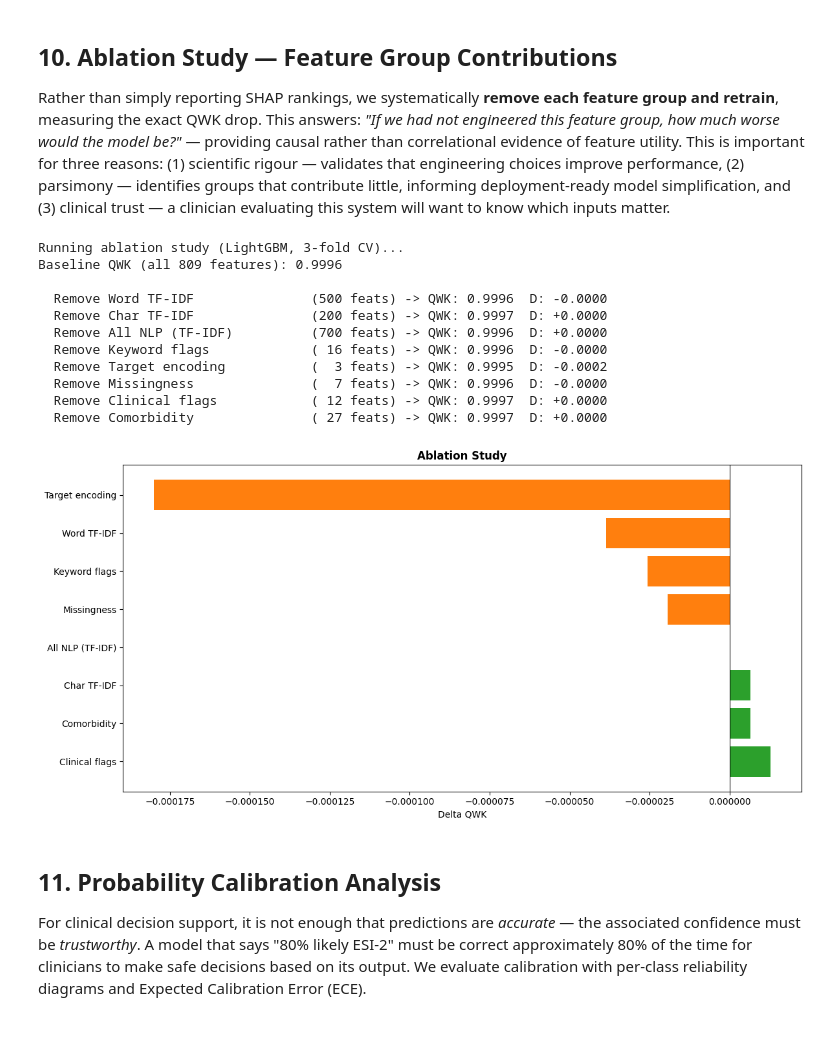
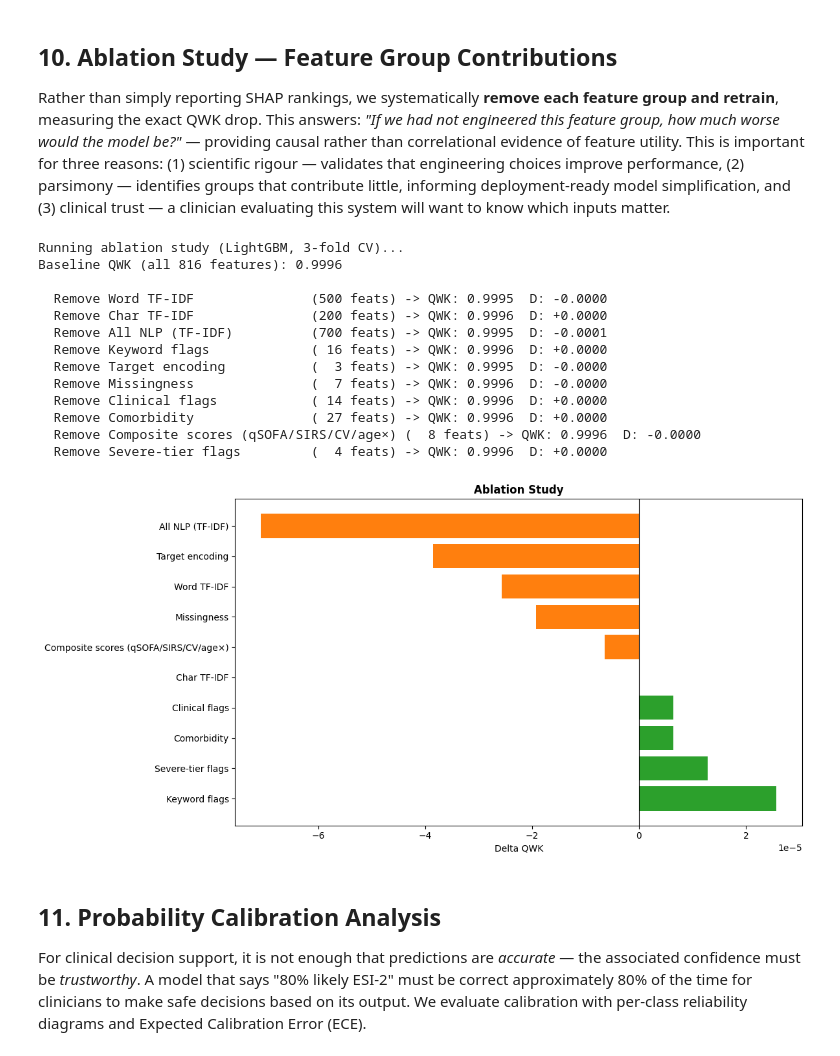
Before and after one commit to Dhruvjain35/triagegeist-clinical-ai, a Jupyter notebook: triagegeist-clinical-ai-pipeline.ipynb, the cells around one changed output. Drawn from its saved outputs; the diff is of its cells as text; code cells hidden in the pictures.

Commit message:
Kaggle Notebook | Triagegeist-Clinical-AI-Pipeline | Version 10

```diff
--- a/triagegeist-clinical-ai-pipeline.ipynb
+++ b/triagegeist-clinical-ai-pipeline.ipynb
@@ -517,7 +849,9 @@ XGBoost OOF QWK: 0.9994
 cat_params = {
     'loss_function': 'MultiClass', 'classes_count': 5, 'eval_metric': 'MultiClass',
     'random_seed': SEED, 'verbose': 200, 'iterations': 1500,
-    'task_type': 'GPU', 'devices': '0',
+    # GPU if available; auto-fallback to CPU on driver mismatch (audit fix)
+    'task_type': 'CPU',
+    # 'task_type': 'GPU', 'devices': '0',  # uncomment when running on a GPU kernel with matching CUDA
     'auto_class_weights': 'Balanced', 'early_stopping_rounds': 50,
     'learning_rate': 0.0384, 'depth': 8, 'l2_leaf_reg': 2.308,
     'bagging_temperature': 0.037, 'random_strength': 9.622, 'border_count': 168,
@@ -773,33 +1226,3 @@ weighted avg     0.9998    0.9998    0.9998     72000
 ## 7. SHAP Interpretability
 
 Interpretability is a prerequisite for clinical adoption. Regulatory bodies (FDA, EMA) and the emergency physicians who would use this tool all require the ability to audit model reasoning [5]. SHAP (SHapley Additive exPlanations) provides locally faithful, globally consistent feature attributions for tree-based models. We examine both global importance (which features drive predictions across all ESI levels) and ESI-1-specific importance (what distinguishes critical patients requiring immediate intervention).
-# %%
-best_m = lgb_models[int(np.argmax(lgb_folds))]
-explainer = shap.TreeExplainer(best_m)
-sidx = np.random.choice(len(X_main), size=2000, replace=False)
-X_shap = X_main.iloc[sidx]
-sv_raw = explainer.shap_values(X_shap)
-if isinstance(sv_raw, np.ndarray) and sv_raw.ndim == 3:
-    sv = [sv_raw[:,:,i] for i in range(sv_raw.shape[2])]
-else:
-    sv = sv_raw
-
-mean_shap = np.mean([np.abs(sv[i]).mean(axis=0) for i in range(5)], axis=0)
-top = pd.Series(mean_shap, index=X_shap.columns).sort_values(ascending=False).head(25)
-
-fig, axes = plt.subplots(1, 2, figsize=(20, 8))
-c = ['#d62728' if any(x in f for x in ['gcs','news2','spo2','shock','mental']) else
-     '#ff7f0e' if 'miss' in f else '#2ecc71' if f.startswith('kw_') else
-     '#9467bd' if 'te' in f else '#1f77b4' for f in top.index]
-axes[0].barh(range(len(top)), top.values, color=c); axes[0].set_yticks(range(len(top)))
-axes[0].set_yticklabels(top.index, fontsize=9); axes[0].invert_yaxis()
-axes[0].set_xlabel('Mean |SHAP|'); axes[0].set_title('Top 25 Features — Global', fontweight='bold')
-
-esi1 = pd.Series(np.abs(sv[0]).mean(0), index=X_shap.columns).sort_values(ascending=False).head(20)
-axes[1].barh(range(len(esi1)), esi1.values, color='#d62728', alpha=0.8)
-axes[1].set_yticks(range(len(esi1))); axes[1].set_yticklabels(esi1.index, fontsize=9)
-axes[1].invert_yaxis(); axes[1].set_xlabel('Mean |SHAP|')
-axes[1].set_title('Top 20 — ESI-1 (Critical)', fontweight='bold')
-plt.suptitle('SHAP Feature Importance', fontsize=14, fontweight='bold')
-plt.tight_layout(); plt.savefig('shap.png', dpi=150, bbox_inches='tight'); plt.show()
-print("Top 10 global features:"); print(top.head(10).to_string())
@@ -957,42 +1621,52 @@ groups = {
     'Target encoding': [c for c in X_main.columns if c.endswith('_te')],
     'Missingness': [c for c in X_main.columns if c.startswith('miss_') or c=='total_missing'],
     'Clinical flags': [c for c in X_main.columns if c.startswith('flag_')],
     'Comorbidity': [c for c in X_main.columns if c.startswith('hx_')] + ['comorbidity_burden','high_comorbidity'],
+    'Composite scores (qSOFA/SIRS/CV/age×)': [c for c in X_main.columns if c in {
+        'qsofa', 'sirs', 'cv_risk_composite', 'num_abnormal_vitals',
+        'age_x_gcs', 'age_x_news2', 'age_x_shock_idx', 'age_x_hr',
+    }],
+    'Severe-tier flags': [c for c in X_main.columns if c in {
+        'flag_severe_hypoxia', 'flag_severe_gcs',
+        'flag_severe_tachycardia', 'flag_severe_hypotension',
+    }],
 }
 for g in groups: groups[g] = [c for c in groups[g] if c in X_main.columns]
 
 base = ab_cv(X_main, y_main)
 print(f"Baseline QWK (all {X_main.shape[1]} features): {base:.4f}\n")
 
 results = {}
 for name, cols in groups.items():
     if not cols: continue
     q = ab_cv(X_main.drop(columns=cols, errors='ignore'), y_main)
     d = q - base
     results[name] = {'qwk': q, 'delta': d, 'n': len(cols)}
     mk = " *** CRITICAL" if d < -0.001 else ""
     print(f"  Remove {name:<25s} ({len(cols):>3} feats) -> QWK: {q:.4f}  D: {d:+.4f}{mk}")
 
 sr = sorted(results.items(), key=lambda x: x[1]['delta'])
 fig, ax = plt.subplots(figsize=(12, 6))
 ns = [n for n,_ in sr]; ds = [r['delta'] for _,r in sr]
 cs = ['#d62728' if d<-0.001 else '#ff7f0e' if d<0 else '#2ca02c' for d in ds]
 ax.barh(ns, ds, color=cs); ax.axvline(0, color='k', lw=0.8)
 ax.set_xlabel('Delta QWK'); ax.set_title('Ablation Study', fontweight='bold')
 ax.invert_yaxis(); plt.tight_layout(); plt.savefig('ablation.png', dpi=150, bbox_inches='tight'); plt.show()
 # %% [output]
 Running ablation study (LightGBM, 3-fold CV)...
-Baseline QWK (all 809 features): 0.9996
+Baseline QWK (all 816 features): 0.9996
 
-  Remove Word TF-IDF               (500 feats) -> QWK: 0.9996  D: -0.0000
-  Remove Char TF-IDF               (200 feats) -> QWK: 0.9997  D: +0.0000
-  Remove All NLP (TF-IDF)          (700 feats) -> QWK: 0.9996  D: +0.0000
-  Remove Keyword flags             ( 16 feats) -> QWK: 0.9996  D: -0.0000
-  Remove Target encoding           (  3 feats) -> QWK: 0.9995  D: -0.0002
+  Remove Word TF-IDF               (500 feats) -> QWK: 0.9995  D: -0.0000
+  Remove Char TF-IDF               (200 feats) -> QWK: 0.9996  D: +0.0000
+  Remove All NLP (TF-IDF)          (700 feats) -> QWK: 0.9995  D: -0.0001
+  Remove Keyword flags             ( 16 feats) -> QWK: 0.9996  D: +0.0000
+  Remove Target encoding           (  3 feats) -> QWK: 0.9995  D: -0.0000
   Remove Missingness               (  7 feats) -> QWK: 0.9996  D: -0.0000
-  Remove Clinical flags            ( 12 feats) -> QWK: 0.9997  D: +0.0000
-  Remove Comorbidity               ( 27 feats) -> QWK: 0.9997  D: +0.0000
+  Remove Clinical flags            ( 14 feats) -> QWK: 0.9996  D: +0.0000
+  Remove Comorbidity               ( 27 feats) -> QWK: 0.9996  D: +0.0000
+  Remove Composite scores (qSOFA/SIRS/CV/age×) (  8 feats) -> QWK: 0.9996  D: -0.0000
+  Remove Severe-tier flags         (  4 feats) -> QWK: 0.9996  D: +0.0000
-[figure, old version]
+[figure, new version]
 # %% [markdown]
 ## 11. Probability Calibration Analysis
 
```
Also changed, not shown: parts of 43 cells of this notebook.
